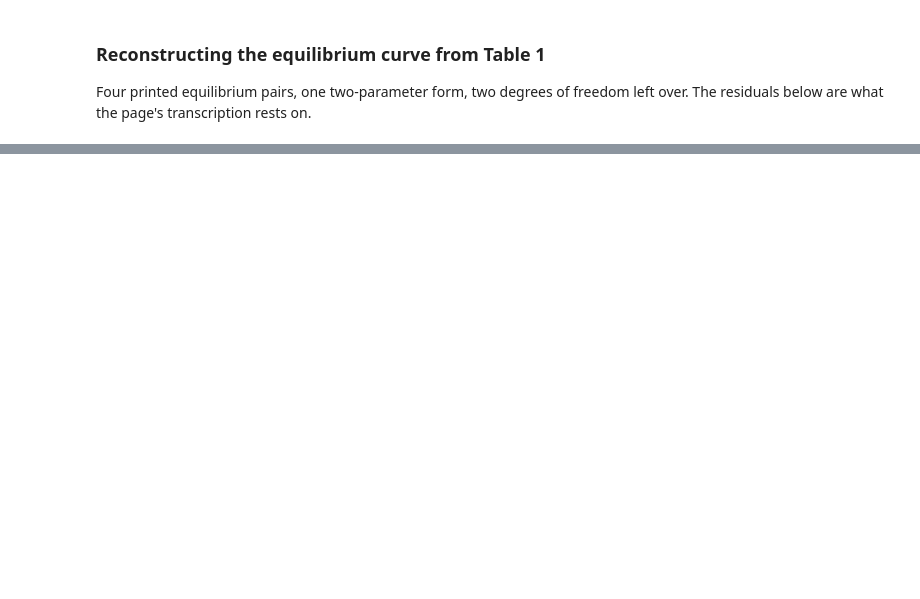
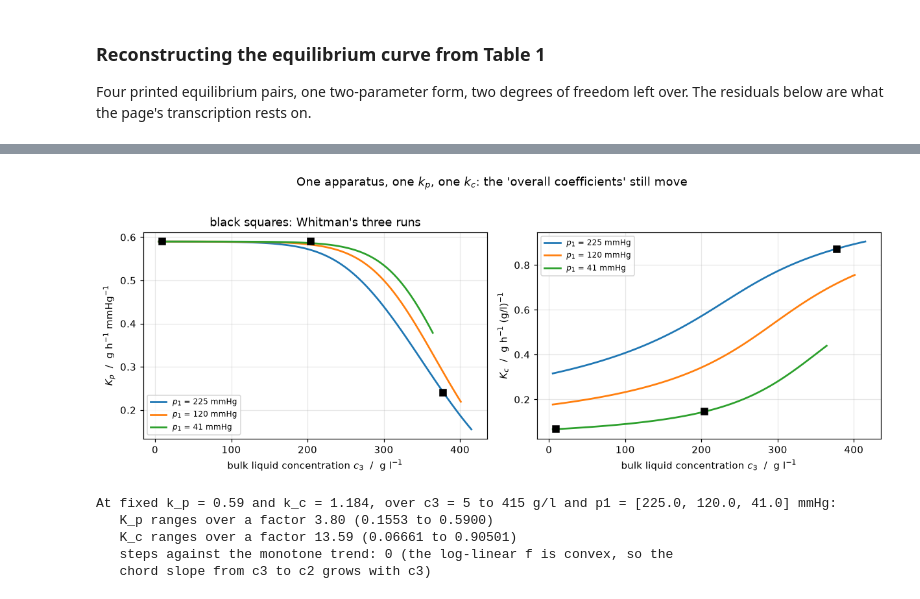
Before and after one commit to computational-chemical-engineering/pymrm-gallery, a Jupyter notebook: pages/A3.1-whitman-two-film/index.ipynb, the cells around one changed output, grey strips where cells are left out. Drawn from its saved outputs; the diff is of its cells as text; code cells hidden in the pictures; blank space fills up the shorter version.

```diff
--- a/pages/A3.1-whitman-two-film/index.ipynb
+++ b/pages/A3.1-whitman-two-film/index.ipynb
@@ -2004,0 +1388,63 @@ from Whitman's own Table 1.
+# %%
+C3_WINDOW = np.linspace(5.0, 415.0, 90)
+P1_WINDOW = sorted({P1[1], P1[2], 120.0}, reverse=True)
+
+
+def overall_coefficients(eq=EQ, kp=KP_R3, kc=KC_1):
+    """K_p and K_c over the window, the sampled points where f(c3) < p1."""
+    out = {}
+    for p1 in P1_WINDOW:
+        c3s = C3_WINDOW[eq.p(C3_WINDOW) < p1]
+        N = np.array([two_film_algebraic(p1, c, kp, kc, eq.p)["N"] for c in c3s])
+        out[p1] = (c3s, N / (p1 - eq.p(c3s)), N / (eq.c(p1) - c3s))
+    return out
+
+
+def range_summary(out):
+    kp_all = np.concatenate([v[1] for v in out.values()])
+    kc_all = np.concatenate([v[2] for v in out.values()])
+    rises = sum(int(np.sum(np.diff(v[1]) > 0)) + int(np.sum(np.diff(v[2]) < 0))
+                for v in out.values())
+    return kp_all.min(), kp_all.max(), kc_all.min(), kc_all.max(), rises
+
+
+KOUT = overall_coefficients()
+KP_MIN, KP_MAX, KC_MIN, KC_MAX, K_NONMONO = range_summary(KOUT)
+fig, axes = plt.subplots(1, 2, figsize=(11.2, 4.2))
+for p1, (c3s, Kp, Kc) in KOUT.items():
+    axes[0].plot(c3s, Kp, lw=1.8, label=f"$p_1$ = {p1:.0f} mmHg")
+    axes[1].plot(c3s, Kc, lw=1.8, label=f"$p_1$ = {p1:.0f} mmHg")
+for r in RUNS:
+    axes[0].plot(r["c3_g_per_l"], r["K_p"], "ks", ms=7, zorder=5)
+    axes[1].plot(r["c3_g_per_l"], r["K_c"], "ks", ms=7, zorder=5)
+axes[0].set_ylabel(r"$K_p$  /  g h$^{-1}$ mmHg$^{-1}$")
+axes[1].set_ylabel(r"$K_c$  /  g h$^{-1}$ (g/l)$^{-1}$")
+for ax in axes:
+    ax.set_xlabel(r"bulk liquid concentration $c_3$  /  g l$^{-1}$")
+    ax.legend(fontsize=8)
+axes[0].set_title("black squares: Whitman's three runs")
+fig.suptitle(r"One apparatus, one $k_p$, one $k_c$: the 'overall coefficients' still move",
+             y=1.02)
+fig.tight_layout()
+plt.show()
+KP_RANGE_FACTOR, KC_RANGE_FACTOR = KP_MAX / KP_MIN, KC_MAX / KC_MIN
+print(f"At fixed k_p = {KP_R3} and k_c = {KC_1:.3f}, over c3 = {C3_WINDOW[0]:g} to "
+      f"{C3_WINDOW[-1]:g} g/l and p1 = {P1_WINDOW} mmHg:")
+print(f"   K_p ranges over a factor {KP_RANGE_FACTOR:.2f} ({KP_MIN:.4f} to {KP_MAX:.4f})")
+print(f"   K_c ranges over a factor {KC_RANGE_FACTOR:.2f} ({KC_MIN:.5f} to {KC_MAX:.5f})")
+print(f"   steps against the monotone trend: {K_NONMONO} (the log-linear f is convex, so the")
+print("   chord slope from c3 to c2 grows with c3)")
+claims.exact("K_window_nonmonotone_steps", K_NONMONO)
+claims.value("Kp_range_factor", KP_RANGE_FACTOR, rtol=1e-3)
+claims.value("Kc_range_factor", KC_RANGE_FACTOR, rtol=1e-3)
+claims.value("Kp_min", KP_MIN, rtol=1e-3)
+claims.value("Kp_max", KP_MAX, rtol=1e-4)
+claims.value("Kc_min", KC_MIN, rtol=1e-3)
+claims.value("Kc_max", KC_MAX, rtol=1e-3)
+# %% [output]
+[figure, added]
+At fixed k_p = 0.59 and k_c = 1.184, over c3 = 5 to 415 g/l and p1 = [225.0, 120.0, 41.0] mmHg:
+   K_p ranges over a factor 3.80 (0.1553 to 0.5900)
+   K_c ranges over a factor 13.59 (0.06661 to 0.90501)
+   steps against the monotone trend: 0 (the log-linear f is convex, so the
+   chord slope from c3 to c2 grows with c3)
```
Also changed, not shown: parts of 90 cells of this notebook, 9 other files.
